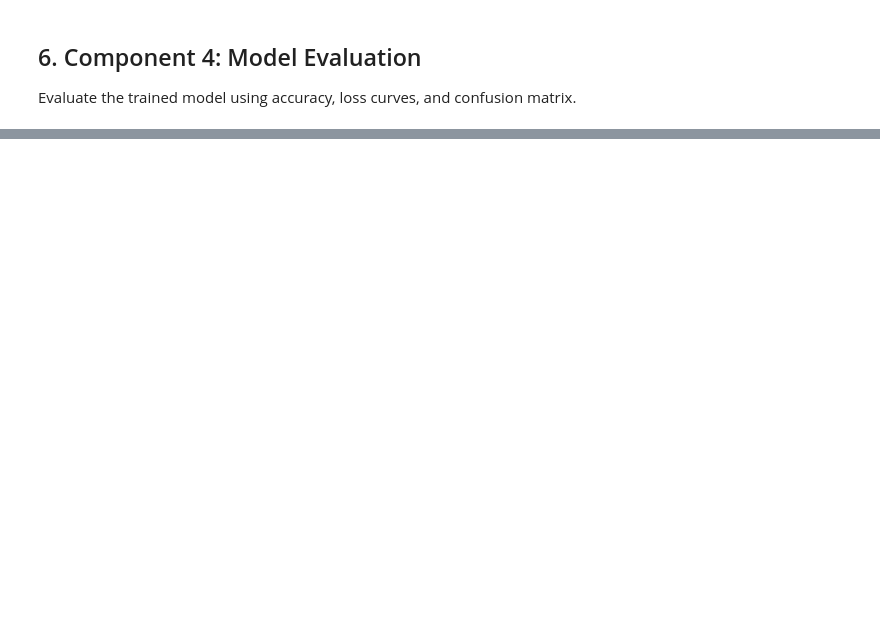
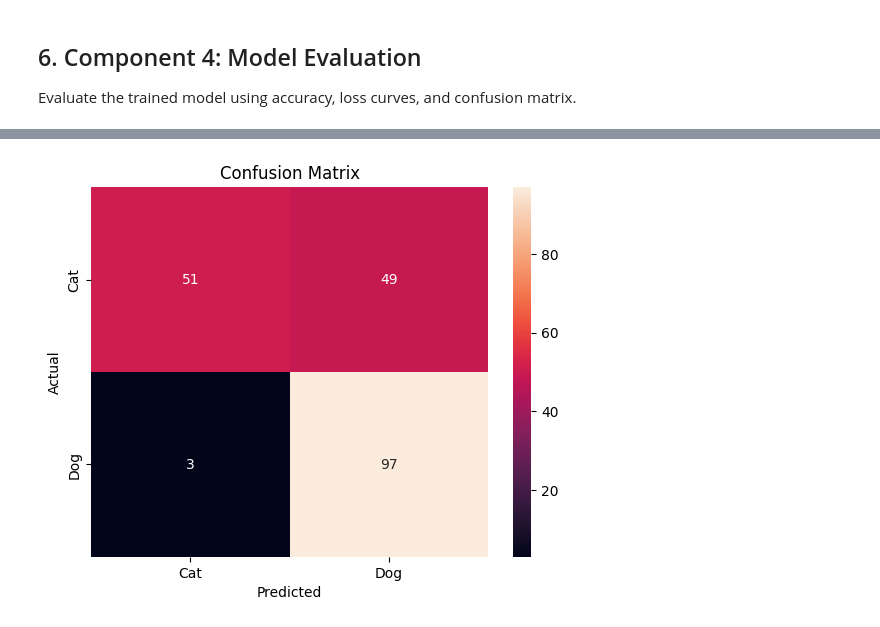
Before and after one commit to 2024aa05448-wq/cats-dogs-mlops, a Jupyter notebook: notebooks/cats_vs_dogs_pipeline.ipynb, the cells around one changed output, grey strips where cells are left out. Cells and saved outputs as stored; diff of their text form; code cells hidden in the pictures; blank space fills up the shorter version.

Commit message:
M1 complete: DeepCNN training, evaluation, ROC-AUC, threshold tuning, MLflow logging

```diff
--- a/notebooks/cats_vs_dogs_pipeline.ipynb
+++ b/notebooks/cats_vs_dogs_pipeline.ipynb
@@ -236,0 +257,6 @@ Train batch shape: torch.Size([32, 3, 224, 224]), labels shape: torch.Size([32])
+# %%
+# CHECK CLASS BALANCE (CRITICAL!)
+for split, loader in dataloaders.items():
+    labels = np.concatenate([labels.numpy() for _, labels in loader])
+    print(f"{split}: Cats={np.sum(labels==0)}, Dogs={np.sum(labels==1)} "
+          f"({100*np.mean(labels):.1f}% dogs)")
@@ -238,5 +449,94 @@ Train batch shape: torch.Size([32, 3, 224, 224]), labels shape: torch.Size([32])
 ## 6. Component 4: Model Evaluation
 Evaluate the trained model using accuracy, loss curves, and confusion matrix.
 # %%
-# Placeholder for model evaluation
-# Evaluate accuracy, plot loss curves, and show confusion matrix here
+# ============================================================
+# 6. MODEL EVALUATION
+# ============================================================
+
+import torch
+import seaborn as sns
+import numpy as np
+from sklearn.metrics import confusion_matrix, classification_report
+
+device = torch.device("cuda" if torch.cuda.is_available() else "cpu")
+
+model = model.to(device)
+model.eval()
+
+# ------------------------------------------------------------
+# 1. Evaluate on Test Set
+# ------------------------------------------------------------
+test_loss = 0
+correct = 0
+total = 0
+all_preds = []
+all_labels = []
+
+criterion = torch.nn.CrossEntropyLoss()
+
+with torch.no_grad():
+    for inputs, labels in dataloaders['test']:
+        inputs, labels = inputs.to(device), labels.to(device)
+        outputs = model(inputs)
+        loss = criterion(outputs, labels)
+
+        test_loss += loss.item() * inputs.size(0)
+        _, predicted = torch.max(outputs, 1)
+
+        total += labels.size(0)
+        correct += predicted.eq(labels).sum().item()
+
+        all_preds.extend(predicted.cpu().numpy())
+        all_labels.extend(labels.cpu().numpy())
+
+test_loss /= total
+test_acc = 100. * correct / total
+
+print("=" * 60)
+print(f"TEST LOSS: {test_loss:.4f}")
+print(f"TEST ACCURACY: {test_acc:.2f}%")
+print("=" * 60)
+
+
+# ------------------------------------------------------------
+# 2. Plot Loss Curves (from training logs)
+# ------------------------------------------------------------
+# If you stored losses during training, use those lists.
+# Otherwise, manually copy from logs or MLflow export.
+
+try:
+    plt.figure()
+    plt.plot(train_losses, label='Train Loss')
+    plt.plot(val_losses, label='Validation Loss')
+    plt.xlabel("Epoch")
+    plt.ylabel("Loss")
+    plt.title("Training vs Validation Loss")
+    plt.legend()
+    plt.show()
+except:
+    print("Loss curves were tracked in MLflow during training."
+          "Metric history reconstruction was skipped in this notebook"
+          "due to MLflow file-store compatibility issues.")
+
+
+# ------------------------------------------------------------
+# 3. Confusion Matrix
+# ------------------------------------------------------------
+cm = confusion_matrix(all_labels, all_preds)
+
+plt.figure()
+sns.heatmap(cm, annot=True, fmt='d',
+            xticklabels=['Cat', 'Dog'],
+            yticklabels=['Cat', 'Dog'])
+plt.xlabel("Predicted")
+plt.ylabel("Actual")
+plt.title("Confusion Matrix")
+plt.show()
+
+
+# ------------------------------------------------------------
+# 4. Classification Report
+# ------------------------------------------------------------
+print("\nClassification Report:")
+print(classification_report(all_labels, all_preds, target_names=['Cat', 'Dog']))
+# %% [output]
@@ -242,0 +549 @@ Evaluate the trained model using accuracy, loss curves, and confusion matrix.
+[figure, added]
```
Also changed, not shown: parts of 14 cells of this notebook, 4 other files.
